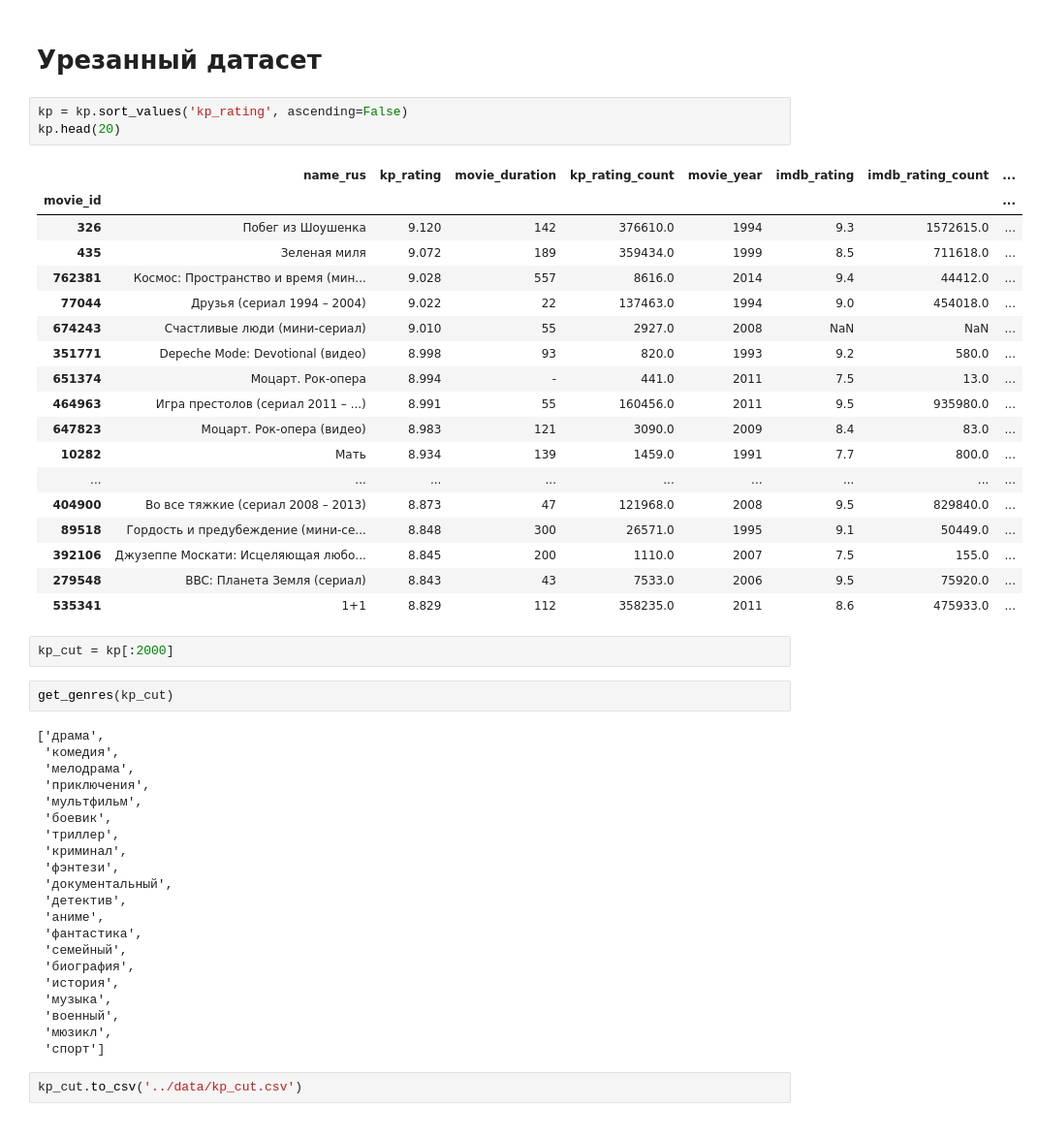
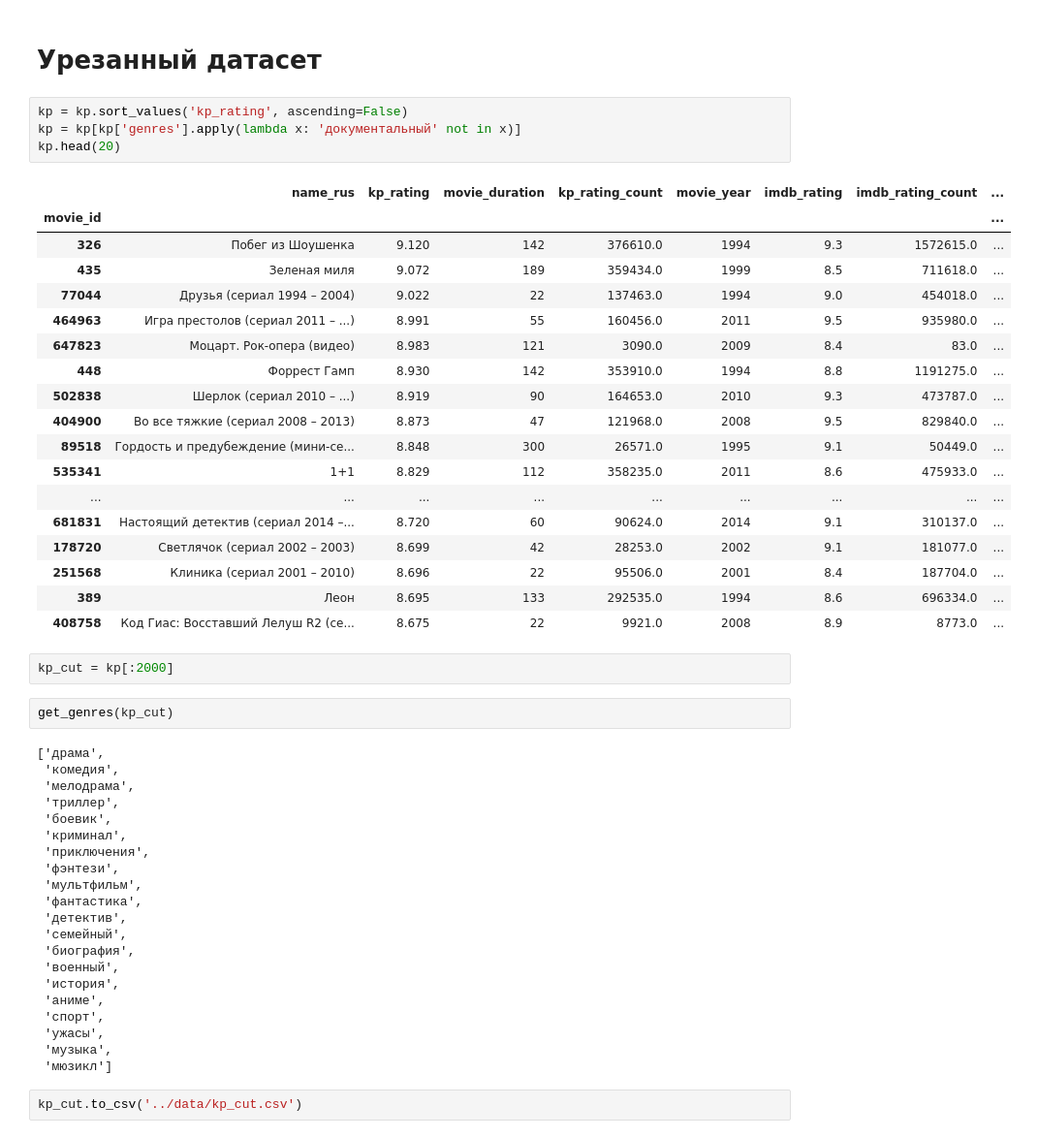
Before and after one commit to dann1erel/movie_rec_system, a Jupyter notebook: services/data_processing.ipynb, the cells around one changed output. Shown at 97% size. Drawn from its saved outputs; the diff is of its cells as text.

```diff
--- a/services/data_processing.ipynb
+++ b/services/data_processing.ipynb
@@ -159,26 +159,27 @@ get_genres(kp)
 # Урезанный датасет
 # %%
 kp = kp.sort_values('kp_rating', ascending=False)
+kp = kp[kp['genres'].apply(lambda x: 'документальный' not in x)]
 kp.head(20)
 # %% [output]
 |  | name_rus | kp_rating | movie_duration | kp_rating_count | movie_year | imdb_rating | imdb_rating_count | ... |
 | movie_id |  |  |  |  |  |  |  | ... |
 | 326 | Побег из Шоушенка | 9.120 | 142 | 376610.0 | 1994 | 9.3 | 1572615.0 | ... |
 | 435 | Зеленая миля | 9.072 | 189 | 359434.0 | 1999 | 8.5 | 711618.0 | ... |
-| 762381 | Космос: Пространство и время (мин... | 9.028 | 557 | 8616.0 | 2014 | 9.4 | 44412.0 | ... |
 | 77044 | Друзья (сериал 1994 – 2004) | 9.022 | 22 | 137463.0 | 1994 | 9.0 | 454018.0 | ... |
-| 674243 | Счастливые люди (мини-сериал) | 9.010 | 55 | 2927.0 | 2008 | NaN | NaN | ... |
-| 351771 | Depeche Mode: Devotional (видео) | 8.998 | 93 | 820.0 | 1993 | 9.2 | 580.0 | ... |
-| 651374 | Моцарт. Рок-опера | 8.994 | - | 441.0 | 2011 | 7.5 | 13.0 | ... |
 | 464963 | Игра престолов (сериал 2011 – ...) | 8.991 | 55 | 160456.0 | 2011 | 9.5 | 935980.0 | ... |
 | 647823 | Моцарт. Рок-опера (видео) | 8.983 | 121 | 3090.0 | 2009 | 8.4 | 83.0 | ... |
-| 10282 | Мать | 8.934 | 139 | 1459.0 | 1991 | 7.7 | 800.0 | ... |
-| ... | ... | ... | ... | ... | ... | ... | ... | ... |
+| 448 | Форрест Гамп | 8.930 | 142 | 353910.0 | 1994 | 8.8 | 1191275.0 | ... |
+| 502838 | Шерлок (сериал 2010 – ...) | 8.919 | 90 | 164653.0 | 2010 | 9.3 | 473787.0 | ... |
 | 404900 | Во все тяжкие (сериал 2008 – 2013) | 8.873 | 47 | 121968.0 | 2008 | 9.5 | 829840.0 | ... |
 | 89518 | Гордость и предубеждение (мини-се... | 8.848 | 300 | 26571.0 | 1995 | 9.1 | 50449.0 | ... |
-| 392106 | Джузеппе Москати: Исцеляющая любо... | 8.845 | 200 | 1110.0 | 2007 | 7.5 | 155.0 | ... |
-| 279548 | BBC: Планета Земля (сериал) | 8.843 | 43 | 7533.0 | 2006 | 9.5 | 75920.0 | ... |
 | 535341 | 1+1 | 8.829 | 112 | 358235.0 | 2011 | 8.6 | 475933.0 | ... |
+| ... | ... | ... | ... | ... | ... | ... | ... | ... |
+| 681831 | Настоящий детектив (сериал 2014 –... | 8.720 | 60 | 90624.0 | 2014 | 9.1 | 310137.0 | ... |
+| 178720 | Светлячок (сериал 2002 – 2003) | 8.699 | 42 | 28253.0 | 2002 | 9.1 | 181077.0 | ... |
+| 251568 | Клиника (сериал 2001 – 2010) | 8.696 | 22 | 95506.0 | 2001 | 8.4 | 187704.0 | ... |
+| 389 | Леон | 8.695 | 133 | 292535.0 | 1994 | 8.6 | 696334.0 | ... |
+| 408758 | Код Гиас: Восставший Лелуш R2 (се... | 8.675 | 22 | 9921.0 | 2008 | 8.9 | 8773.0 | ... |
 # %%
 kp_cut = kp[:2000]
 # %%
@@ -187,23 +188,23 @@ get_genres(kp_cut)
 ['драма',
  'комедия',
  'мелодрама',
+ 'триллер',
+ 'боевик',
+ 'криминал',
  'приключения',
+ 'фэнтези',
  'мультфильм',
- 'боевик',
- 'триллер',
- 'криминал',
- 'фэнтези',
- 'документальный',
+ 'фантастика',
  'детектив',
- 'аниме',
- 'фантастика',
  'семейный',
  'биография',
+ 'военный',
  'история',
+ 'аниме',
+ 'спорт',
+ 'ужасы',
  'музыка',
- 'военный',
- 'мюзикл',
- 'спорт']
+ 'мюзикл']
 # %%
 kp_cut.to_csv('../data/kp_cut.csv')
 # %%
```
Also changed, not shown: parts of 6 cells of this notebook, 3 other files.
